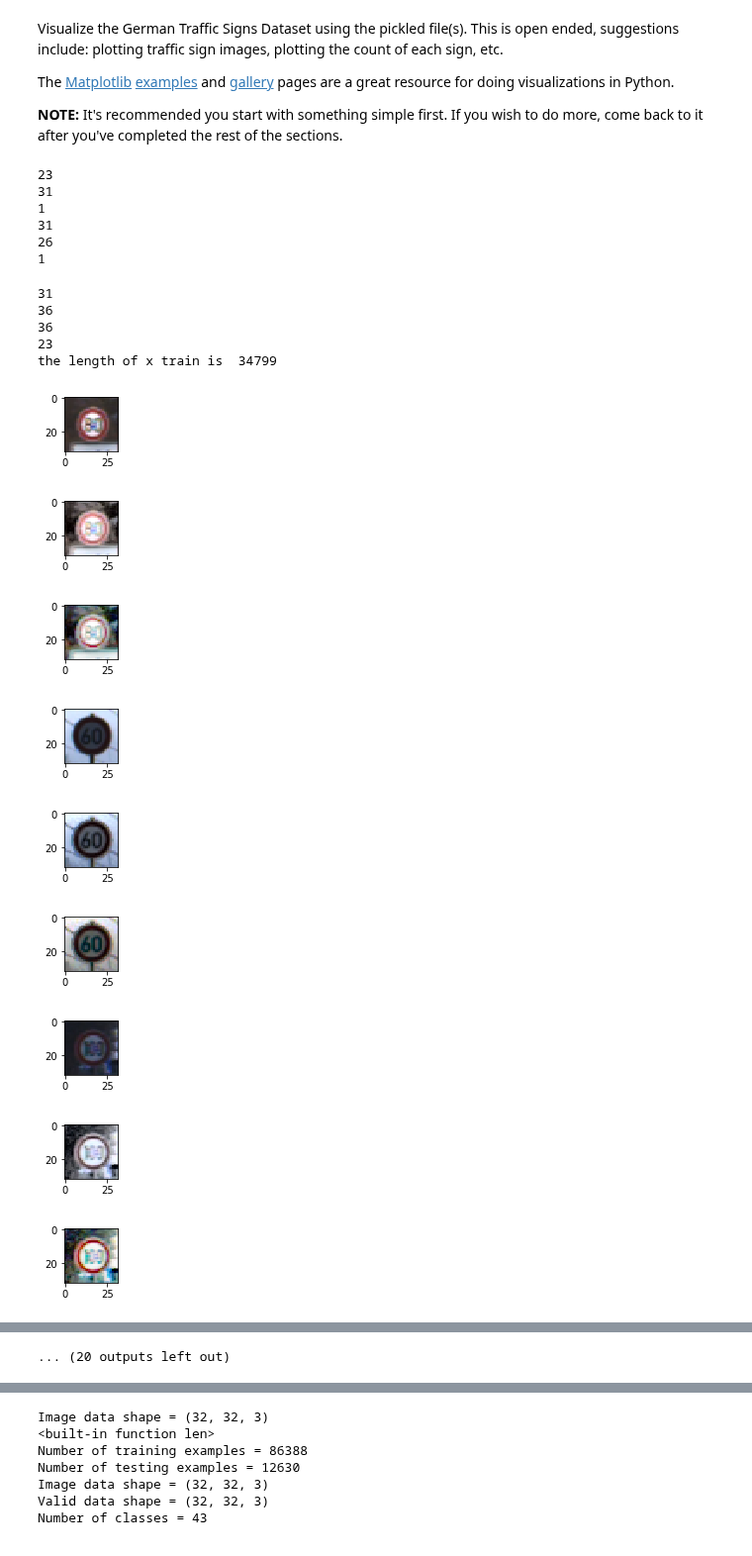
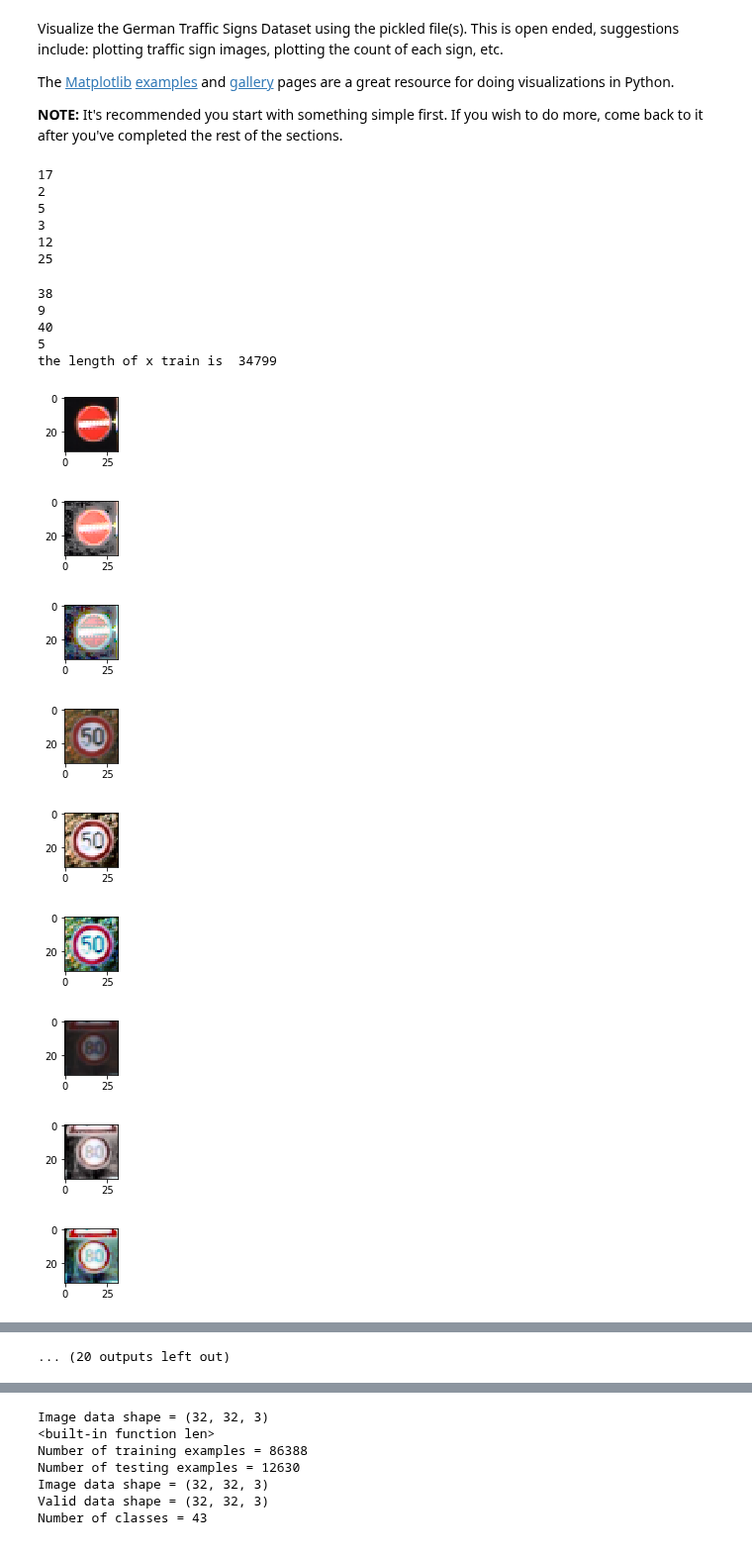
Before and after one commit to bryan0806/Udacity-CarND-Traffic-Sign-Classifier-Project, a Jupyter notebook: Traffic_Sign_Classifier.ipynb, the cells around one changed output, grey strips where cells are left out. Shown at 99% size. Drawn from its saved outputs; the diff is of its cells as text; code cells hidden in the pictures.

```diff
--- a/Traffic_Sign_Classifier.ipynb
+++ b/Traffic_Sign_Classifier.ipynb
@@ -213,52 +213,52 @@ def All_color_normalize2(rgb):
 
     #historam equalization
     blue = cv2.equalizeHist(b)
     green = cv2.equalizeHist(g)
     red = cv2.equalizeHist(r)
 
     img_output = cv2.merge((blue,green,red))
 
     image_shape = img_output.shape
     #print("image shape",image_shape)
 
     return img_output
 
 
 
 for i in range(0,10):
-    index = random.randint(0, len(X_valid))
-    image = X_valid[index]
+    index = random.randint(0, len(X_test))
+    image = X_test[index]
     img = All_color_normalize(image)
     img2 = All_color_normalize2(image)
     plt.figure(figsize=(1,1))
     plt.imshow(image)
     plt.figure(figsize=(1,1))
     plt.imshow(img)
     plt.figure(figsize=(1,1))
     plt.imshow(img2)
-    print(y_train[index])
+    print(y_test[index])
 
 print("the length of x train is ", len(X_train))
 
 #print(image[0][0][0])
 # %% [output]
-23
-31
-1
-31
-26
-1
+17
+2
+5
+3
+12
+25
-31
-36
-36
-23
+38
+9
+40
+5
 the length of x train is  34799
-[figure, old version]
+[figure, new version]
-[figure, old version]
+[figure, new version]
-[figure, old version]
+[figure, new version]
-[figure, old version]
+[figure, new version]
-[figure, old version]
+[figure, new version]
-[figure, old version]
+[figure, new version]
-[figure, old version]
+[figure, new version]
-[figure, old version]
+[figure, new version]
-[figure, old version]
+[figure, new version]
```
Also changed, not shown: parts of 13 cells of this notebook, 4 other files.
